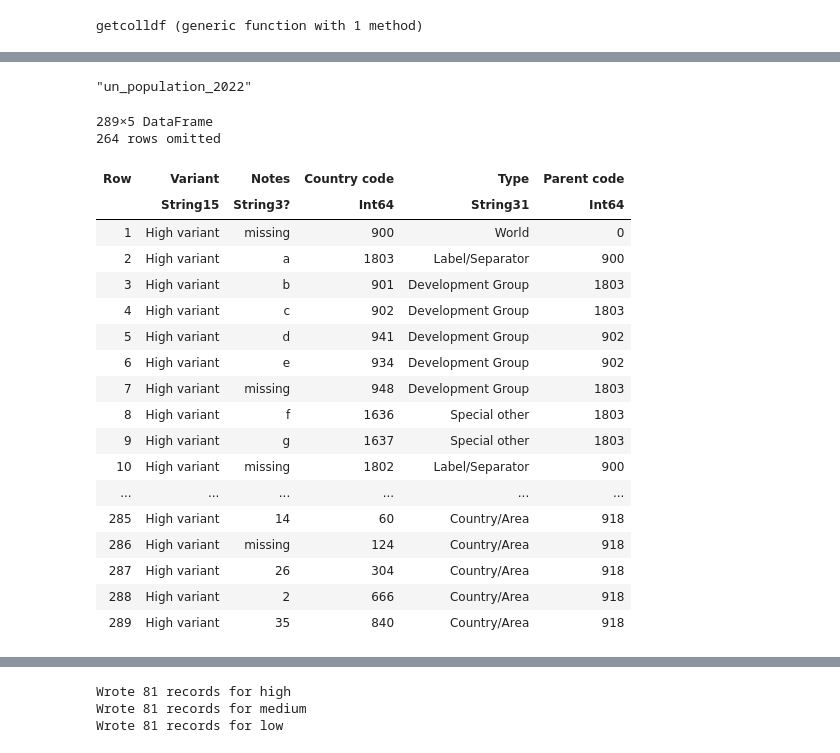
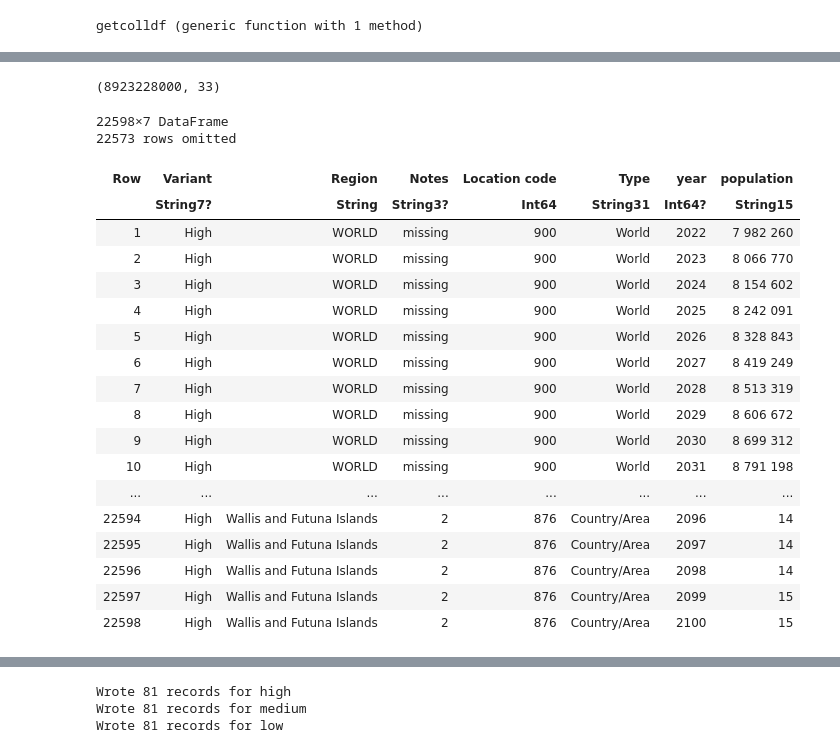
Before and after one commit to nearwalden/peakj, a Jupyter notebook: hacking.ipynb, the cells around one changed output, grey strips where cells are left out. Saved outputs shown, nothing was run; the diff lists cells and outputs as text; code cells hidden in the pictures.

```diff
--- a/hacking.ipynb
+++ b/hacking.ipynb
@@ -29,28 +61,28 @@ true
 # %%
-ds = "un_population_2022"
+findmax(m[:, "UN2019-low"])
 # %% [output]
-"un_population_2022"
+(8923228000, 33)
 # %%
-        select!(orig, UN2019DROPS)
+orig = getcolldf(ds, "all_pop", "high")
 # %% [output]
-289×5 DataFrame
-264 rows omitted
+22598×7 DataFrame
+22573 rows omitted
-| Row | Variant | Notes | Country code | Type | Parent code |
-|  | String15 | String3? | Int64 | String31 | Int64 |
-| 1 | High variant | missing | 900 | World | 0 |
-| 2 | High variant | a | 1803 | Label/Separator | 900 |
-| 3 | High variant | b | 901 | Development Group | 1803 |
-| 4 | High variant | c | 902 | Development Group | 1803 |
-| 5 | High variant | d | 941 | Development Group | 902 |
-| 6 | High variant | e | 934 | Development Group | 902 |
-| 7 | High variant | missing | 948 | Development Group | 1803 |
-| 8 | High variant | f | 1636 | Special other | 1803 |
-| 9 | High variant | g | 1637 | Special other | 1803 |
-| 10 | High variant | missing | 1802 | Label/Separator | 900 |
-| ... | ... | ... | ... | ... | ... |
-| 285 | High variant | 14 | 60 | Country/Area | 918 |
-| 286 | High variant | missing | 124 | Country/Area | 918 |
-| 287 | High variant | 26 | 304 | Country/Area | 918 |
-| 288 | High variant | 2 | 666 | Country/Area | 918 |
-| 289 | High variant | 35 | 840 | Country/Area | 918 |
+| Row | Variant | Region | Notes | Location code | Type | year | population |
+|  | String7? | String | String3? | Int64 | String31 | Int64? | String15 |
+| 1 | High | WORLD | missing | 900 | World | 2022 | 7 982 260 |
+| 2 | High | WORLD | missing | 900 | World | 2023 | 8 066 770 |
+| 3 | High | WORLD | missing | 900 | World | 2024 | 8 154 602 |
+| 4 | High | WORLD | missing | 900 | World | 2025 | 8 242 091 |
+| 5 | High | WORLD | missing | 900 | World | 2026 | 8 328 843 |
+| 6 | High | WORLD | missing | 900 | World | 2027 | 8 419 249 |
+| 7 | High | WORLD | missing | 900 | World | 2028 | 8 513 319 |
+| 8 | High | WORLD | missing | 900 | World | 2029 | 8 606 672 |
+| 9 | High | WORLD | missing | 900 | World | 2030 | 8 699 312 |
+| 10 | High | WORLD | missing | 900 | World | 2031 | 8 791 198 |
+| ... | ... | ... | ... | ... | ... | ... | ... |
+| 22594 | High | Wallis and Futuna Islands | 2 | 876 | Country/Area | 2096 | 14 |
+| 22595 | High | Wallis and Futuna Islands | 2 | 876 | Country/Area | 2097 | 14 |
+| 22596 | High | Wallis and Futuna Islands | 2 | 876 | Country/Area | 2098 | 14 |
+| 22597 | High | Wallis and Futuna Islands | 2 | 876 | Country/Area | 2099 | 15 |
+| 22598 | High | Wallis and Futuna Islands | 2 | 876 | Country/Area | 2100 | 15 |
 # %%
```
Also changed, not shown: parts of 5 cells of this notebook, 4 other files.
